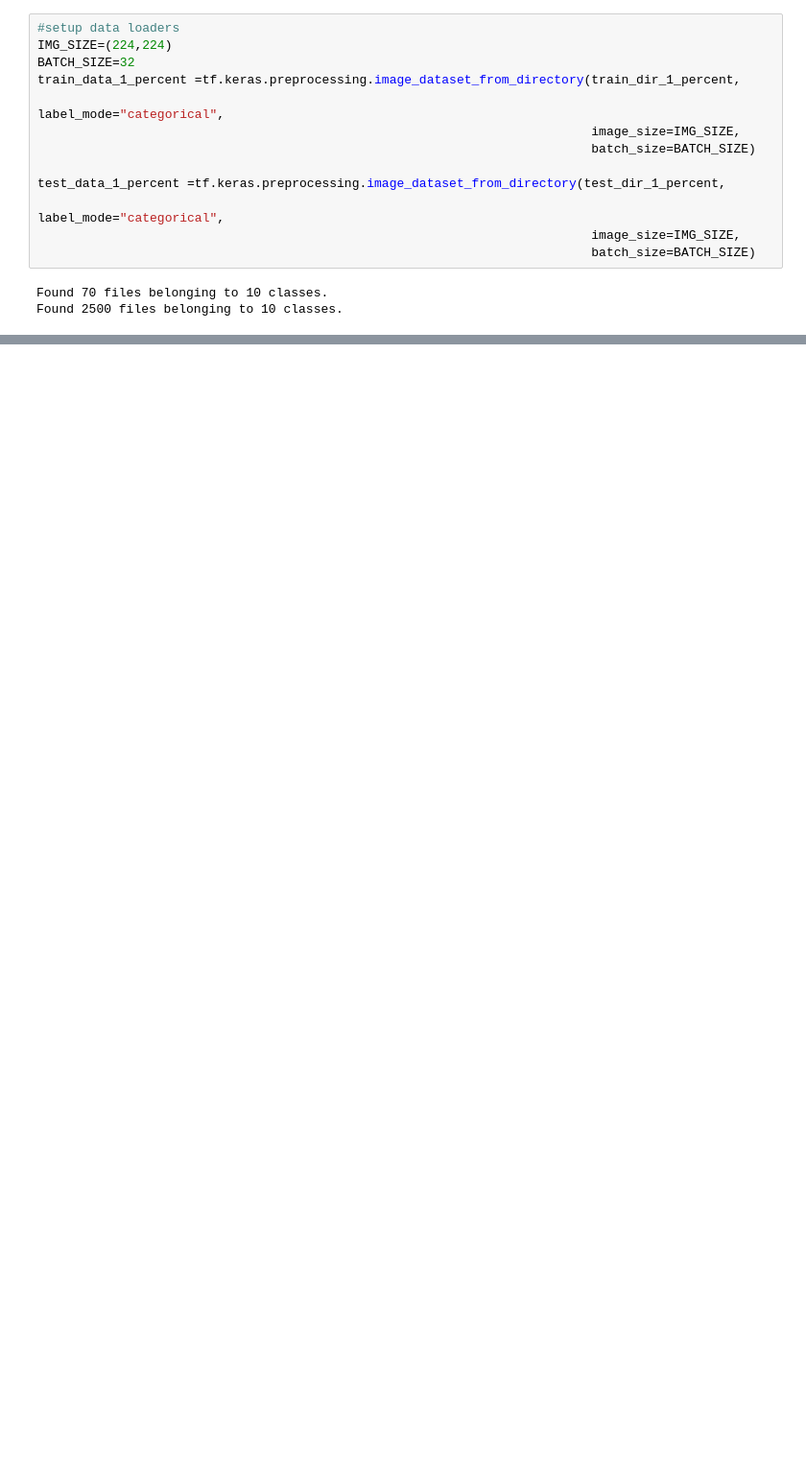
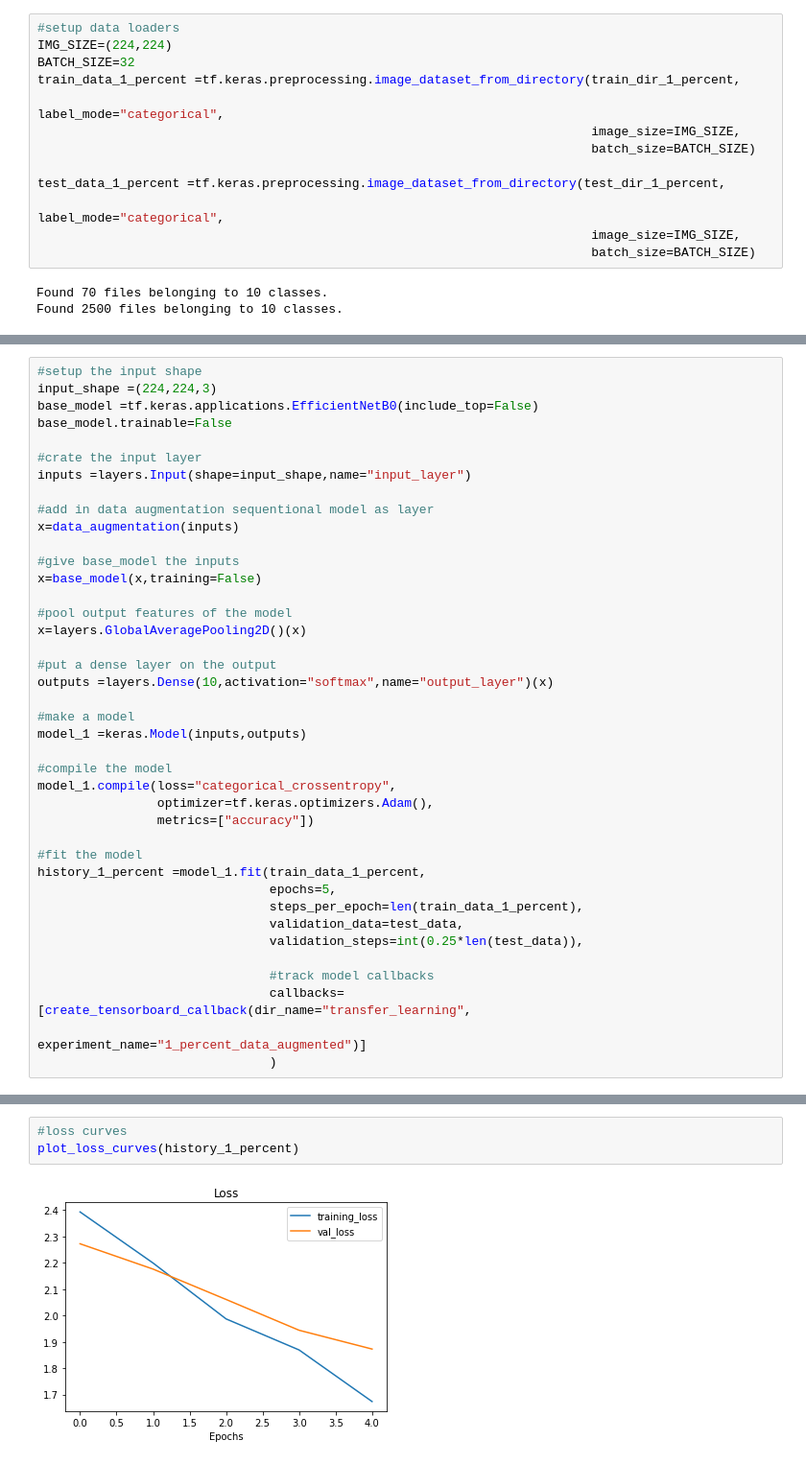
Before and after one commit to PasinduUkwatta/TensorFlow--Practise, a Jupyter notebook: 05_Transfer_Learning_Fine_Tuning (1).ipynb, the cells around one changed output, grey strips where cells are left out. Shown: that part at 96% size. Cells and saved outputs as stored; diff of their text form; blank space fills up the shorter version.

Commit message:
Transfer Learning Fine Tune Final

```diff
--- a/05_Transfer_Learning_Fine_Tuning (1).ipynb
+++ b/05_Transfer_Learning_Fine_Tuning (1).ipynb
@@ -379,0 +439,40 @@ Found 2500 files belonging to 10 classes.
+# %%
+#setup the input shape
+input_shape =(224,224,3)
+base_model =tf.keras.applications.EfficientNetB0(include_top=False)
+base_model.trainable=False
+
+#crate the input layer
+inputs =layers.Input(shape=input_shape,name="input_layer")
+
+#add in data augmentation sequentional model as layer
+x=data_augmentation(inputs)
+
+#give base_model the inputs
+x=base_model(x,training=False)
+
+#pool output features of the model
+x=layers.GlobalAveragePooling2D()(x)
+
+#put a dense layer on the output
+outputs =layers.Dense(10,activation="softmax",name="output_layer")(x)
+
+#make a model
+model_1 =keras.Model(inputs,outputs)
+
+#compile the model
+model_1.compile(loss="categorical_crossentropy",
+                optimizer=tf.keras.optimizers.Adam(),
+                metrics=["accuracy"])
+
+#fit the model
+history_1_percent =model_1.fit(train_data_1_percent,
+                               epochs=5,
+                               steps_per_epoch=len(train_data_1_percent),
+                               validation_data=test_data,
+                               validation_steps=int(0.25*len(test_data)),
+
+                               #track model callbacks
+                               callbacks=[create_tensorboard_callback(dir_name="transfer_learning",
+                                                                      experiment_name="1_percent_data_augmented")]
+                               )
@@ -379,0 +520,5 @@ Found 2500 files belonging to 10 classes.
+# %%
+#loss curves
+plot_loss_curves(history_1_percent)
+# %% [output]
+[figure, added]
```
Also changed, not shown: parts of 75 cells of this notebook, 1 other file.
